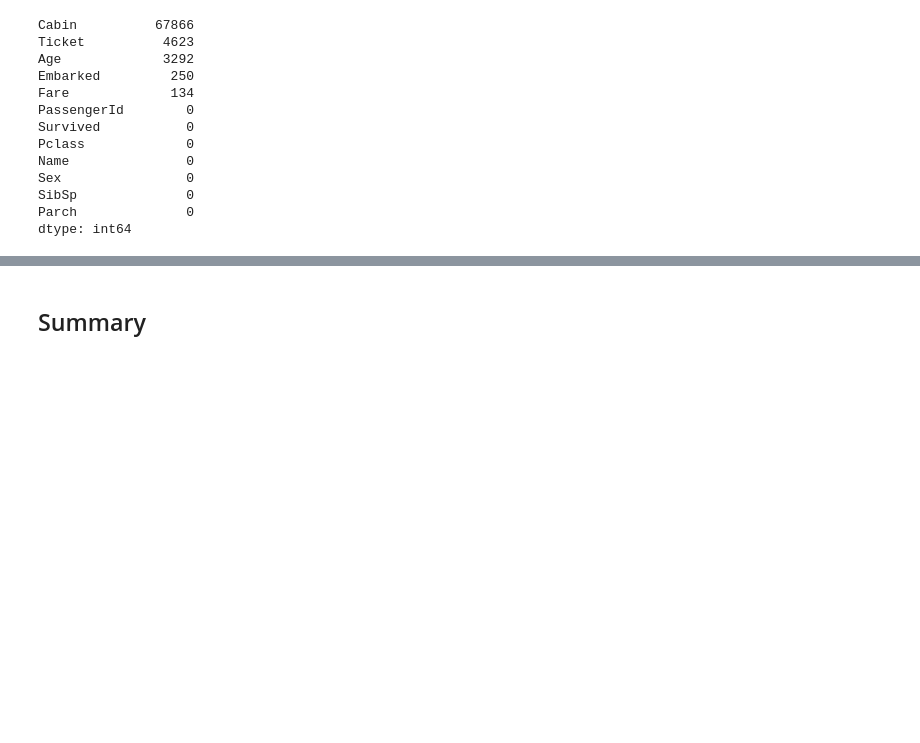
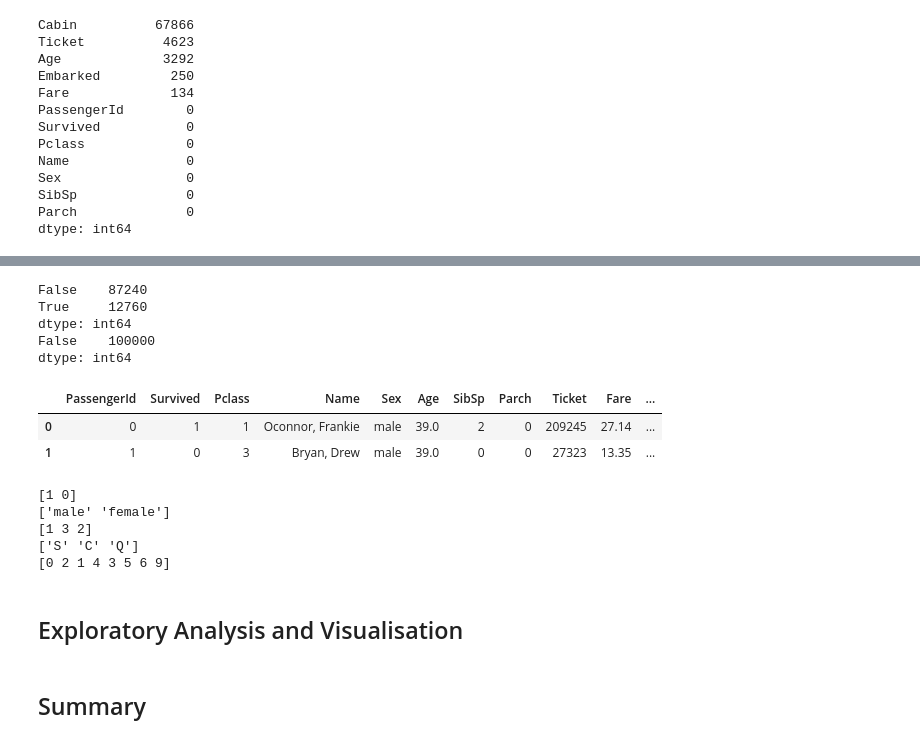
Before and after one commit to al-ensign/ml-introduction, a Jupyter notebook: 01_Descriptive_Statistics_and_Data_Exploration/eda.ipynb, the cells around one changed output, grey strips where cells are left out. Saved outputs shown, nothing was run; the diff lists cells and outputs as text; code cells hidden in the pictures; blank space fills up the shorter version.

```diff
--- a/01_Descriptive_Statistics_and_Data_Exploration/eda.ipynb
+++ b/01_Descriptive_Statistics_and_Data_Exploration/eda.ipynb
@@ -156,0 +155,4 @@ dtype: int64
+# %%
+median_age = train["Age"].median()
+train["Age"] = train["Age"].fillna(median_age)
+train.isnull().sum().sort_values(ascending=False)
@@ -156,0 +173,4 @@ dtype: int64
+# %%
+#Drop remaining null vlaues in Embarked and Fare columns as their share was insignificant
+train = train.dropna()
+train.isnull().sum().sort_values(ascending=False)
@@ -157,2 +191,35 @@ dtype: int64
+# %%
+#Check duplicates in passenger names and ID
+duplicates_name = train.duplicated(subset="Name", keep=False)
+print(duplicates_name.value_counts())
+duplicates_id = train.duplicated(subset="PassengerId", keep=False)
+print(duplicates_id.value_counts())
+#There are people with identical names but their IDs are unique => no duplicates
+# %% [output]
+False    87240
+True     12760
+dtype: int64
+False    100000
+dtype: int64
+# %%
+train.head(2)
+# %% [output]
+|  | PassengerId | Survived | Pclass | Name | Sex | Age | SibSp | Parch | Ticket | Fare | ... |
+| 0 | 0 | 1 | 1 | Oconnor, Frankie | male | 39.0 | 2 | 0 | 209245 | 27.14 | ... |
+| 1 | 1 | 0 | 3 | Bryan, Drew | male | 39.0 | 0 | 0 | 27323 | 13.35 | ... |
+# %%
+#Check consistency in categorical columns
+print(train["Survived"].unique())
+print(train["Sex"].unique())
+print(train["Pclass"].unique())
+print(train["Embarked"].unique())
+# %% [output]
+[1 0]
+['male' 'female']
+[1 3 2]
+['S' 'C' 'Q']
+[0 2 1 4 3 5 6 9]
+# %% [markdown]
+## Exploratory Analysis and Visualisation
 # %% [markdown]
 ## Summary
```
Also changed, not shown: parts of 21 cells of this notebook.
